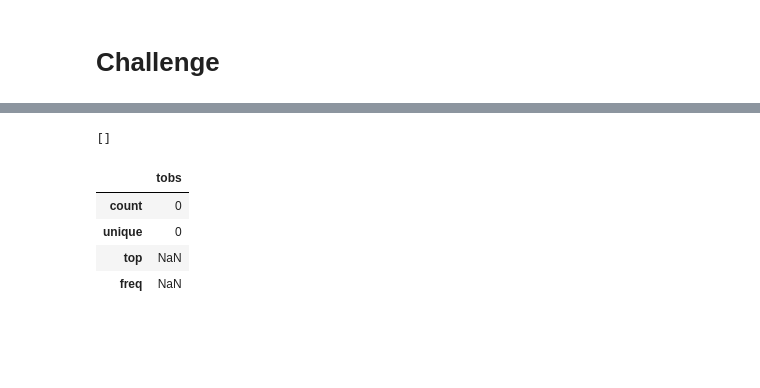
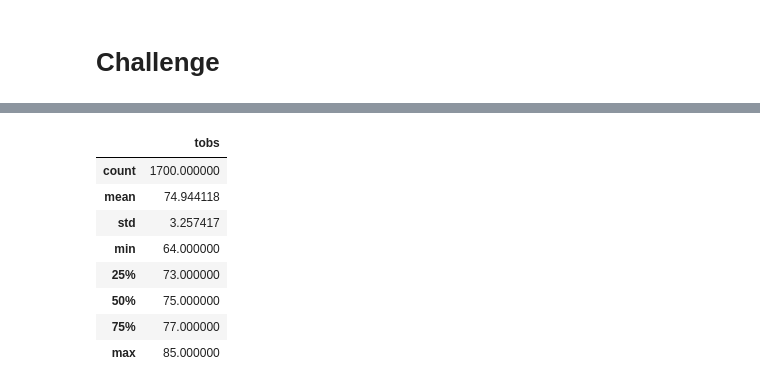
Before and after one commit to emmysobieski/climate_analysis, a Jupyter notebook: climate_analysis.ipynb, the cells around one changed output, grey strips where cells are left out. Cells and saved outputs as stored; diff of their text form; code cells hidden in the pictures; blank space fills up the shorter version.

```diff
--- a/climate_analysis.ipynb
+++ b/climate_analysis.ipynb
@@ -170,10 +168,19 @@ SyntaxError: invalid syntax (<ipython-input-32-3a60ff4275a8>, line 1)
-# %%
-date_regex='^\d+-06-\d+$'
-june_results=session.query(Measurement.tobs).filter(Measurement.date.like(date_regex)).all()
-print(june_results)
-# %% [output]
-[]
 # %%
-# Identify key statistical data in June across all of the stations and years using the describe() function
-# Create a dataframe for June in  of temperature observation
+# Identify key statistical data in June across all stations and years using the describe() function.
+june_results = session.query(Measurement.tobs).filter(Measurement.date.like('%-06-%')).all()
+
+# Create a dataframe for June in of temperature observation
+June_df = pd.DataFrame(june_results, columns=['tobs'])
+
 # Get key statistical results for June
+June_df.describe()
+# %% [output]
+|  | tobs |
+| count | 1700.000000 |
+| mean | 74.944118 |
+| std | 3.257417 |
+| min | 64.000000 |
+| 25% | 73.000000 |
+| 50% | 75.000000 |
+| 75% | 77.000000 |
+| max | 85.000000 |
@@ -184,10 +187,2 @@ june_df=pd.DataFrame(june_results, columns=['tobs'])
-# %%
-june_df.describe()
-# %% [output]
-|  | tobs |
-| count | 0 |
-| unique | 0 |
-| top | NaN |
-| freq | NaN |
 # %%
 # Identify key statistical data in December across all stations and years using the describe() function.
```
Also changed, not shown: parts of 5 cells of this notebook.
